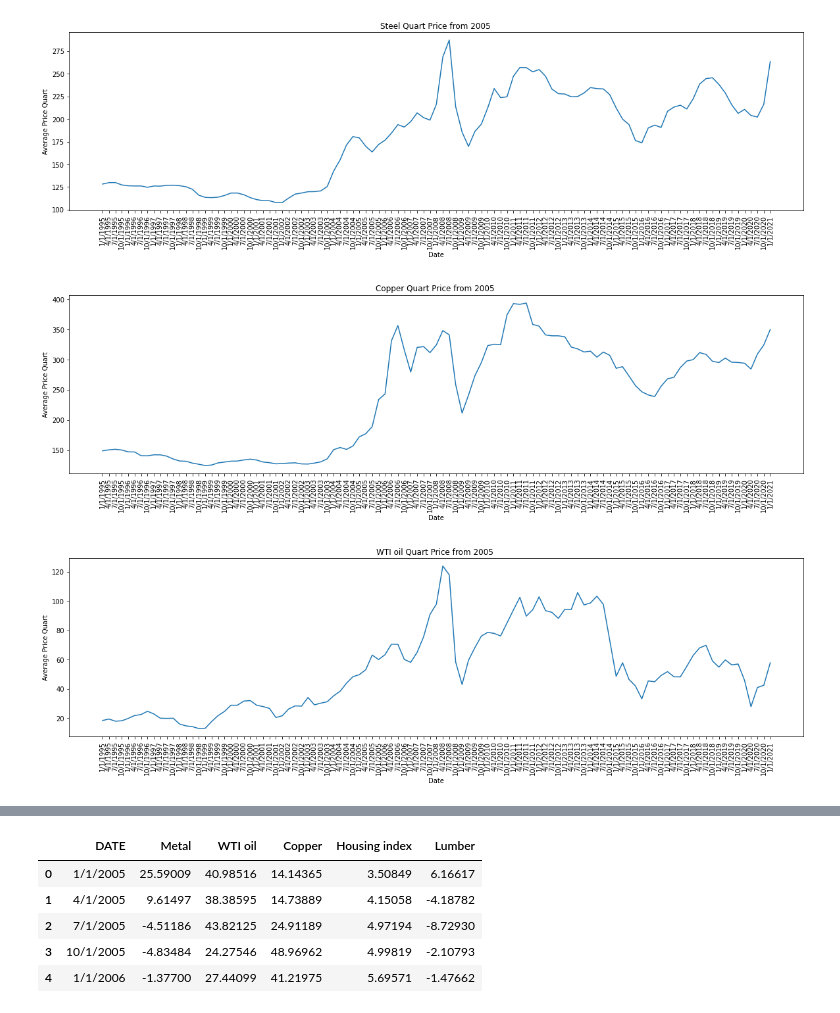
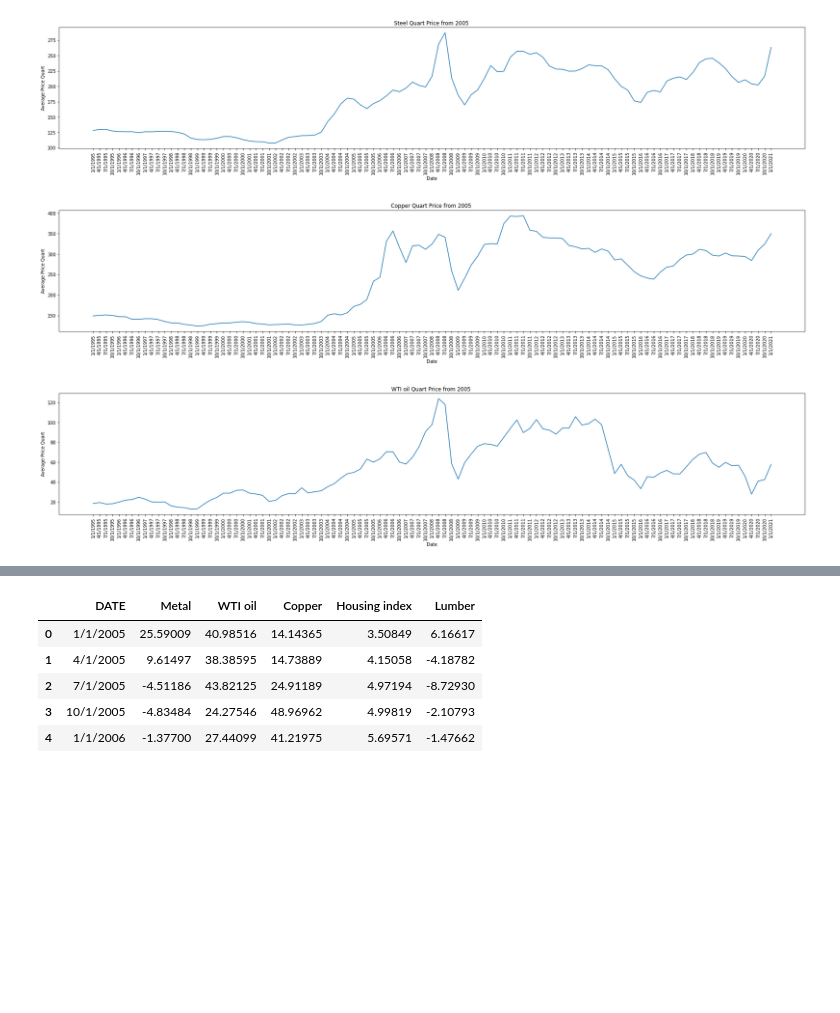
Before and after one commit to Fescamil1/Project_1_Housing_Market_Analysis, a Jupyter notebook: CommodityAnalysis.ipynb, the cells around one changed output, grey strips where cells are left out. Drawn from its saved outputs; the diff is of its cells as text; code cells hidden in the pictures; blank space fills up the shorter version.

```diff
--- a/CommodityAnalysis.ipynb
+++ b/CommodityAnalysis.ipynb
@@ -56,31 +35,27 @@ plt.scatter(comm_hou_df["DATE"], comm_hou_df["Lumber"], marker="o", color="red")
 # %%
-plt.figure(figsize=(20,5))
+plt.figure(figsize=(30,5))
 plt.plot(comm_hou_df["DATE"],comm_hou_df["Steel"])
 plt.xticks(rotation="vertical")
 plt.title("Steel Quart Price from 2005 ")
 plt.xlabel("Date")
 plt.ylabel("Average Price Quart")
 
-
-
 plt.show()
 # %% [output]
-[figure, old version]
+[figure, new version]
 # %%
-plt.figure(figsize=(20,5))
+plt.figure(figsize=(30,5))
 plt.plot(comm_hou_df["DATE"],comm_hou_df["Copper"])
 plt.xticks(rotation="vertical")
 plt.title("Copper Quart Price from 2005 ")
 plt.xlabel("Date")
 plt.ylabel("Average Price Quart")
 
-
-
 plt.show()
 # %% [output]
-[figure, old version]
+[figure, new version]
 # %%
-plt.figure(figsize=(20,5))
+plt.figure(figsize=(30,5))
 plt.plot(comm_hou_df["DATE"],comm_hou_df["WTI Oil"])
 plt.xticks(rotation="vertical")
 plt.title("WTI oil Quart Price from 2005 ")
@@ -91,5 +66,5 @@ plt.ylabel("Average Price Quart")
 
 plt.show()
 # %% [output]
-[figure, old version]
+[figure, new version]
 # %%
```
Also changed, not shown: parts of 8 cells of this notebook.
